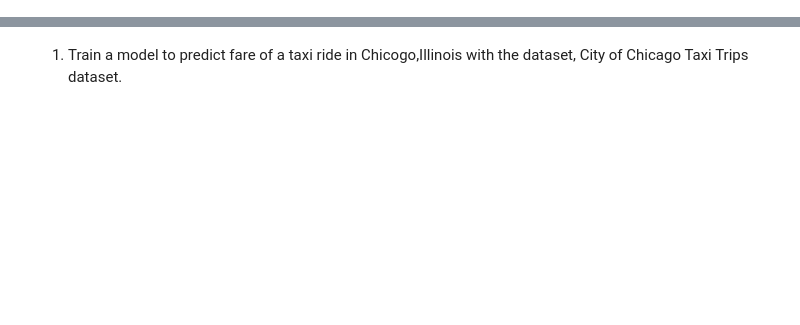
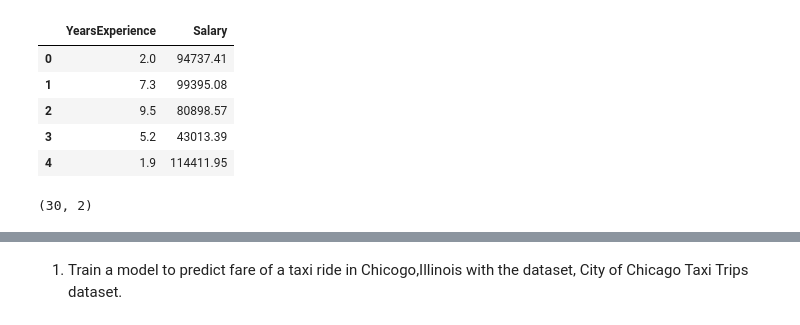
Before and after one commit to Elakkiyasivadevan/Machine-Learning-Tasks, a Jupyter notebook: LAB/ML_LinearRegression.ipynb, the cells around one changed output, grey strips where cells are left out. Cells and saved outputs as stored; diff of their text form; code cells hidden in the pictures; blank space fills up the shorter version.

```diff
--- a/LAB/ML_LinearRegression.ipynb
+++ b/LAB/ML_LinearRegression.ipynb
@@ -2,0 +36,13 @@
+# %%
+df.head()
+# %% [output]
+|  | YearsExperience | Salary |
+| 0 | 2.0 | 94737.41 |
+| 1 | 7.3 | 99395.08 |
+| 2 | 9.5 | 80898.57 |
+| 3 | 5.2 | 43013.39 |
+| 4 | 1.9 | 114411.95 |
+# %%
+df.shape
+# %% [output]
+(30, 2)
```
Also changed, not shown: parts of 9 cells of this notebook.
